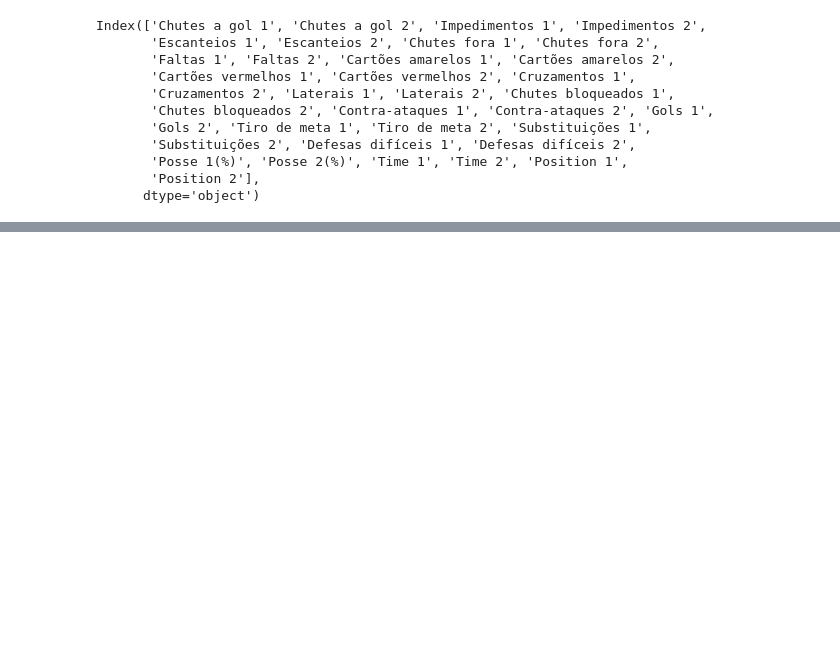
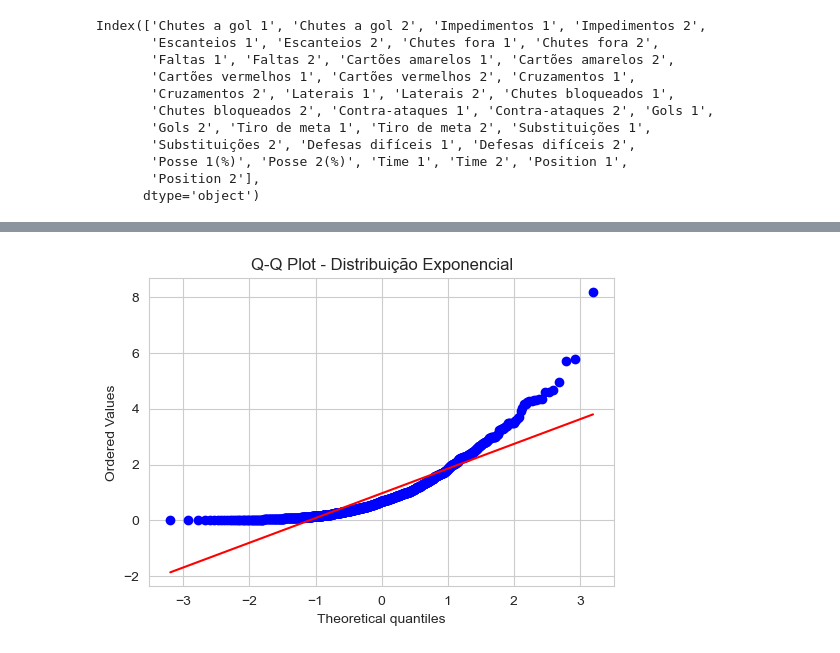
Before and after one commit to joaaosc/PS-2025.1-Oscar, a Jupyter notebook: Lidando com os NaN's.ipynb, the cells around one changed output, grey strips where cells are left out. Saved outputs shown, nothing was run; the diff lists cells and outputs as text; code cells hidden in the pictures; blank space fills up the shorter version.

```diff
--- a/Lidando com os NaN's.ipynb
+++ b/Lidando com os NaN's.ipynb
@@ -187,0 +121,13 @@ Kurtosis (excesso): 0.070
+# %%
+# Obs.: Sobre o gráfico Q-Q, exemplo de uma distribuição exponencial fictícia no gráfico Q-Q, fazendo o teste para verificar se é uma distibuição normal
+import numpy as np
+from scipy.stats import probplot
+np.random.seed(42)
+dados_exponenciais = np.random.exponential(scale=1.0, size=1000)
+
+plt.figure(figsize=(6, 4))
+probplot(dados_exponenciais, dist="norm", plot=plt)
+plt.title('Q-Q Plot - Distribuição Exponencial')
+plt.show()
+# %% [output]
+[figure, added]
```
Also changed, not shown: parts of 11 cells of this notebook.
